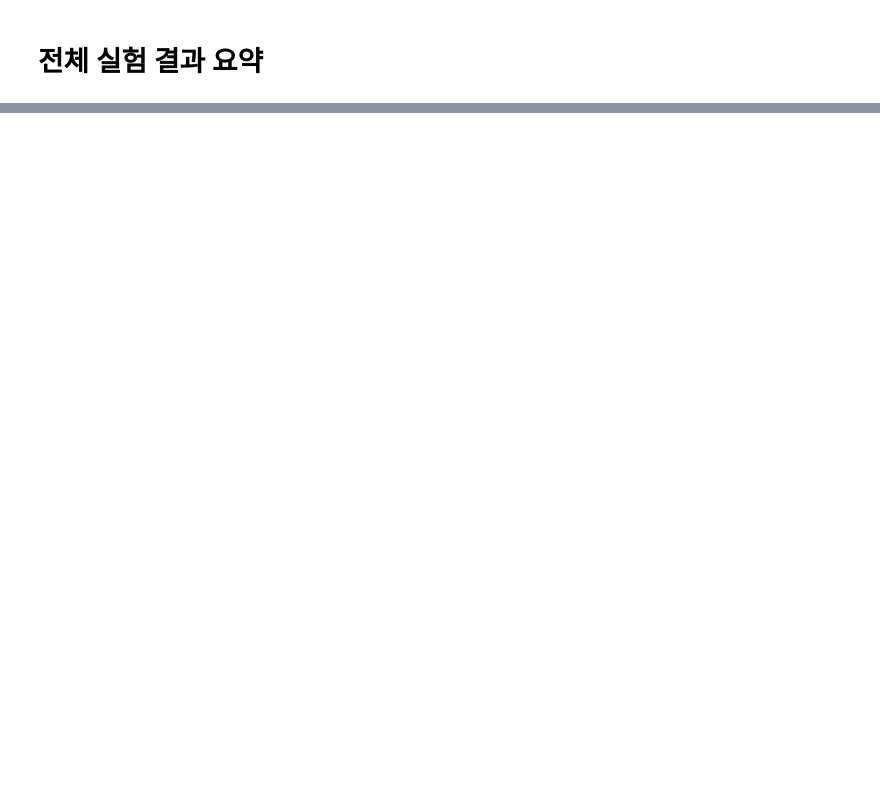
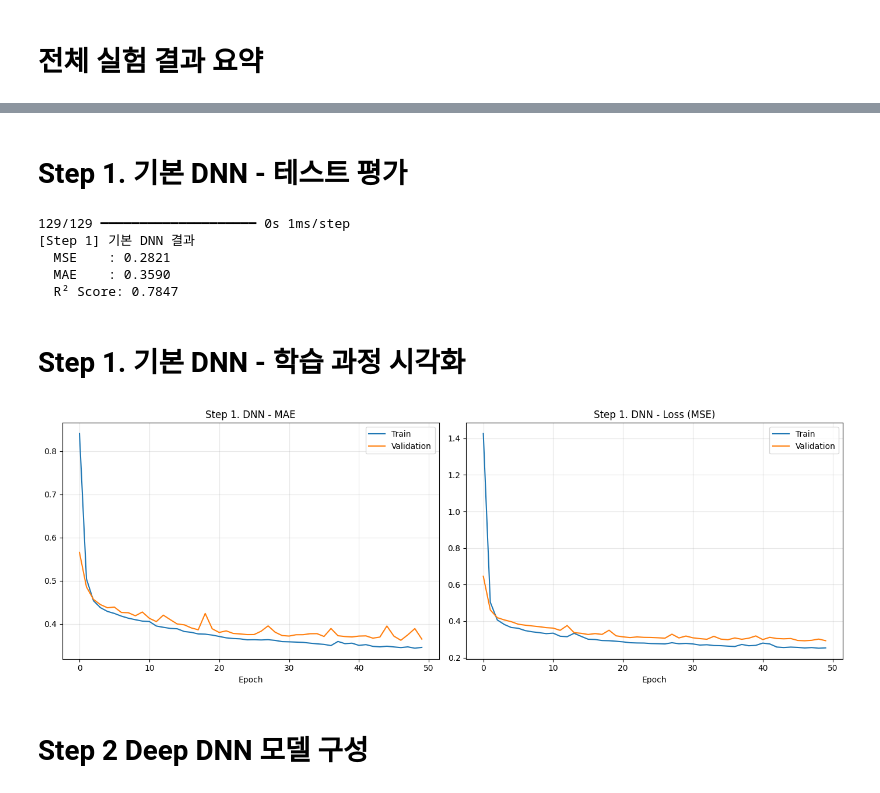
Before and after one commit to blackhole-24/ubuntu, a Jupyter notebook: 3_rnn.ipynb, the cells around one changed output, grey strips where cells are left out. Drawn from its saved outputs; the diff is of its cells as text; code cells hidden in the pictures; blank space fills up the shorter version.

```diff
--- a/3_rnn.ipynb
+++ b/3_rnn.ipynb
@@ -526,0 +649,9 @@ df
+# %%
+# ============================================
+# Step 1. 기본 DNN - 학습
+# ============================================
+history_dnn = model_dnn.fit(X_train_scaled, y_train,
+                            epochs=50,
+                            batch_size=128,
+                            validation_split=0.2,
+                            verbose=1)
@@ -526,0 +689,52 @@ df
+# %% [markdown]
+# Step 1. 기본 DNN - 테스트 평가
+# %%
+# ============================================
+# Step 1. 기본 DNN - 테스트 평가
+# ============================================
+from sklearn.metrics import mean_squared_error, mean_absolute_error, r2_score
+
+y_pred_dnn = model_dnn.predict(X_test_scaled).flatten()
+
+mse_dnn = mean_squared_error(y_test, y_pred_dnn)
+mae_dnn = mean_absolute_error(y_test, y_pred_dnn)
+r2_dnn = r2_score(y_test, y_pred_dnn)
+
+print(f"[Step 1] 기본 DNN 결과")
+print(f"  MSE    : {mse_dnn:.4f}")
+print(f"  MAE    : {mae_dnn:.4f}")
+print(f"  R² Score: {r2_dnn:.4f}")
+# %% [output]
+129/129 ━━━━━━━━━━━━━━━━━━━━ 0s 1ms/step
+[Step 1] 기본 DNN 결과
+  MSE    : 0.2821
+  MAE    : 0.3590
+  R² Score: 0.7847
+# %% [markdown]
+# Step 1. 기본 DNN - 학습 과정 시각화
+# %%
+# ============================================
+# Step 1. 기본 DNN - 학습 과정 시각화
+# ============================================
+fig, axes = plt.subplots(1, 2, figsize=(14, 5))
+
+axes[0].plot(history_dnn.history['mae'], label='Train')
+axes[0].plot(history_dnn.history['val_mae'], label='Validation')
+axes[0].set_title('Step 1. DNN - MAE')
+axes[0].set_xlabel('Epoch')
+axes[0].legend()
+axes[0].grid(True, alpha=0.3)
+
+axes[1].plot(history_dnn.history['loss'], label='Train')
+axes[1].plot(history_dnn.history['val_loss'], label='Validation')
+axes[1].set_title('Step 1. DNN - Loss (MSE)')
+axes[1].set_xlabel('Epoch')
+axes[1].legend()
+axes[1].grid(True, alpha=0.3)
+
+plt.tight_layout()
+plt.show()
+# %% [output]
+[figure, added]
+# %% [markdown]
+# Step 2 Deep DNN 모델 구성
```
Also changed, not shown: parts of 68 cells of this notebook.
